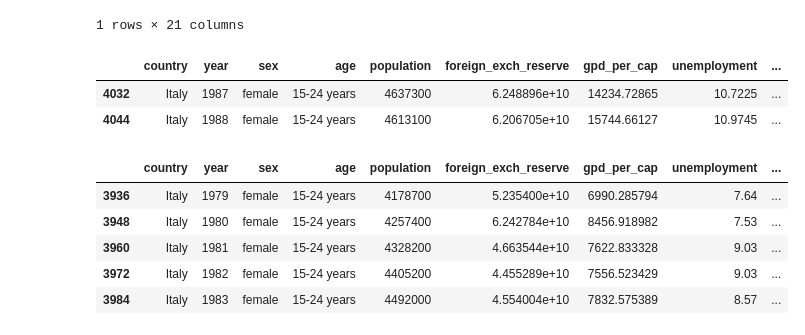
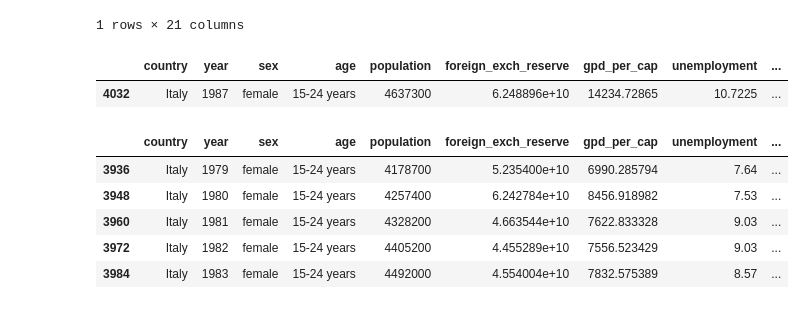
Before and after one commit to unkind58/Project_WHO_suicide_statistics_predictions, a Jupyter notebook: WHO_suicide_statistics_predictions.ipynb, the cells around one changed output. Drawn from its saved outputs; the diff is of its cells as text; code cells hidden in the pictures.

```diff
--- a/WHO_suicide_statistics_predictions.ipynb
+++ b/WHO_suicide_statistics_predictions.ipynb
@@ -633,11 +720,10 @@ x_856_case[x_856_case['num'] == 856 ]
 | 4032 | 1987 | 0 | 4637300.0 | 6.248896e+10 | 14234.72865 | 10.7225 | 4.747285 | ... |
 1 rows × 21 columns
 # %%
-df_raw.iloc[[4032,4044]]
+df_raw.iloc[[4032]]
 # %% [output]
 |  | country | year | sex | age | population | foreign_exch_reserve | gpd_per_cap | unemployment | ... |
 | 4032 | Italy | 1987 | female | 15-24 years | 4637300 | 6.248896e+10 | 14234.72865 | 10.7225 | ... |
-| 4044 | Italy | 1988 | female | 15-24 years | 4613100 | 6.206705e+10 | 15744.66127 | 10.9745 | ... |
 # %%
 case_4032 = df_raw[(df_raw['age'] == '15-24 years') & (df_raw['country'] == 'Italy') & (df_raw['sex'] == 'female')]
 # %%
```
Also changed, not shown: parts of 38 cells of this notebook.
